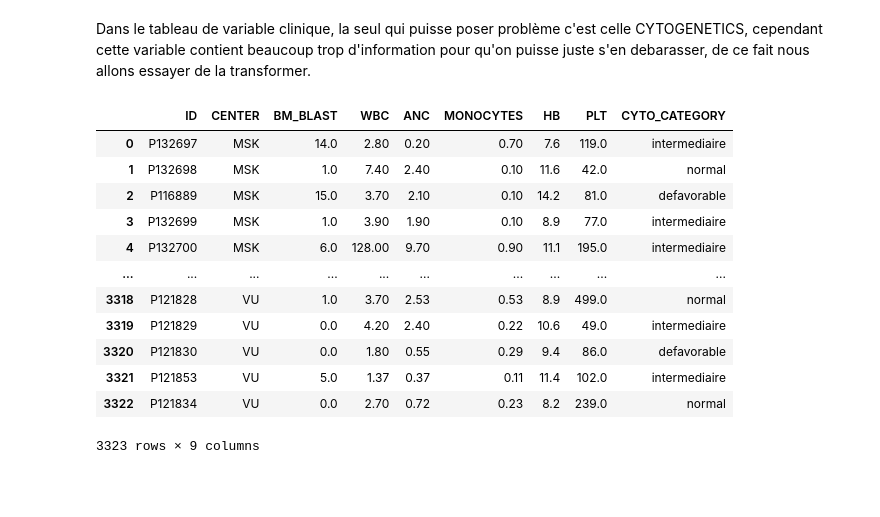
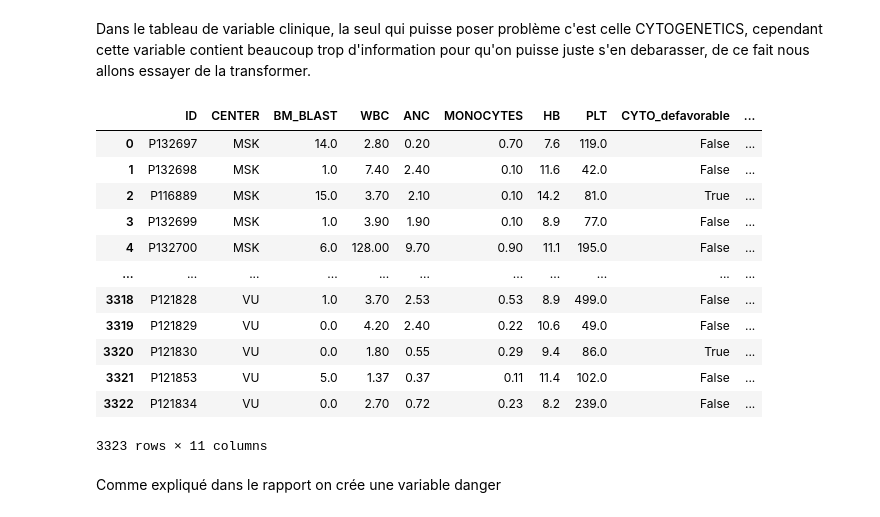
Before and after one commit to MouadQ793/leukemia-survival-calibration, a Jupyter notebook: final.ipynb, the cells around one changed output. Drawn from its saved outputs; the diff is of its cells as text; code cells hidden in the pictures; blank space fills up the shorter version.

```diff
--- a/final.ipynb
+++ b/final.ipynb
@@ -92,20 +96,23 @@ freq_clin
 Dans le tableau de variable clinique, la seul qui puisse poser problème c'est celle CYTOGENETICS, cependant cette variable contient beaucoup trop d'information pour qu'on puisse juste s'en debarasser, de ce fait nous allons essayer de la transformer.
 # %%
 data.apply_cytogenetics_classification()
+data.create_cytogenetics_dummies()
 # %% [output]
-|  | ID | CENTER | BM_BLAST | WBC | ANC | MONOCYTES | HB | PLT | CYTO_CATEGORY |
-| 0 | P132697 | MSK | 14.0 | 2.80 | 0.20 | 0.70 | 7.6 | 119.0 | intermediaire |
-| 1 | P132698 | MSK | 1.0 | 7.40 | 2.40 | 0.10 | 11.6 | 42.0 | normal |
-| 2 | P116889 | MSK | 15.0 | 3.70 | 2.10 | 0.10 | 14.2 | 81.0 | defavorable |
-| 3 | P132699 | MSK | 1.0 | 3.90 | 1.90 | 0.10 | 8.9 | 77.0 | intermediaire |
-| 4 | P132700 | MSK | 6.0 | 128.00 | 9.70 | 0.90 | 11.1 | 195.0 | intermediaire |
-| ... | ... | ... | ... | ... | ... | ... | ... | ... | ... |
-| 3318 | P121828 | VU | 1.0 | 3.70 | 2.53 | 0.53 | 8.9 | 499.0 | normal |
-| 3319 | P121829 | VU | 0.0 | 4.20 | 2.40 | 0.22 | 10.6 | 49.0 | intermediaire |
-| 3320 | P121830 | VU | 0.0 | 1.80 | 0.55 | 0.29 | 9.4 | 86.0 | defavorable |
-| 3321 | P121853 | VU | 5.0 | 1.37 | 0.37 | 0.11 | 11.4 | 102.0 | intermediaire |
-| 3322 | P121834 | VU | 0.0 | 2.70 | 0.72 | 0.23 | 8.2 | 239.0 | normal |
+|  | ID | CENTER | BM_BLAST | WBC | ANC | MONOCYTES | HB | PLT | CYTO_defavorable | ... |
+| 0 | P132697 | MSK | 14.0 | 2.80 | 0.20 | 0.70 | 7.6 | 119.0 | False | ... |
+| 1 | P132698 | MSK | 1.0 | 7.40 | 2.40 | 0.10 | 11.6 | 42.0 | False | ... |
+| 2 | P116889 | MSK | 15.0 | 3.70 | 2.10 | 0.10 | 14.2 | 81.0 | True | ... |
+| 3 | P132699 | MSK | 1.0 | 3.90 | 1.90 | 0.10 | 8.9 | 77.0 | False | ... |
+| 4 | P132700 | MSK | 6.0 | 128.00 | 9.70 | 0.90 | 11.1 | 195.0 | False | ... |
+| ... | ... | ... | ... | ... | ... | ... | ... | ... | ... | ... |
+| 3318 | P121828 | VU | 1.0 | 3.70 | 2.53 | 0.53 | 8.9 | 499.0 | False | ... |
+| 3319 | P121829 | VU | 0.0 | 4.20 | 2.40 | 0.22 | 10.6 | 49.0 | False | ... |
+| 3320 | P121830 | VU | 0.0 | 1.80 | 0.55 | 0.29 | 9.4 | 86.0 | True | ... |
+| 3321 | P121853 | VU | 5.0 | 1.37 | 0.37 | 0.11 | 11.4 | 102.0 | False | ... |
+| 3322 | P121834 | VU | 0.0 | 2.70 | 0.72 | 0.23 | 8.2 | 239.0 | False | ... |
-3323 rows × 9 columns
+3323 rows × 11 columns
+# %% [markdown]
+Comme expliqué dans le rapport on crée une variable danger
 # %%
 data.add_danger()
 data.aggregate_genes()
```
Also changed, not shown: parts of 13 cells of this notebook, 4 other files.
